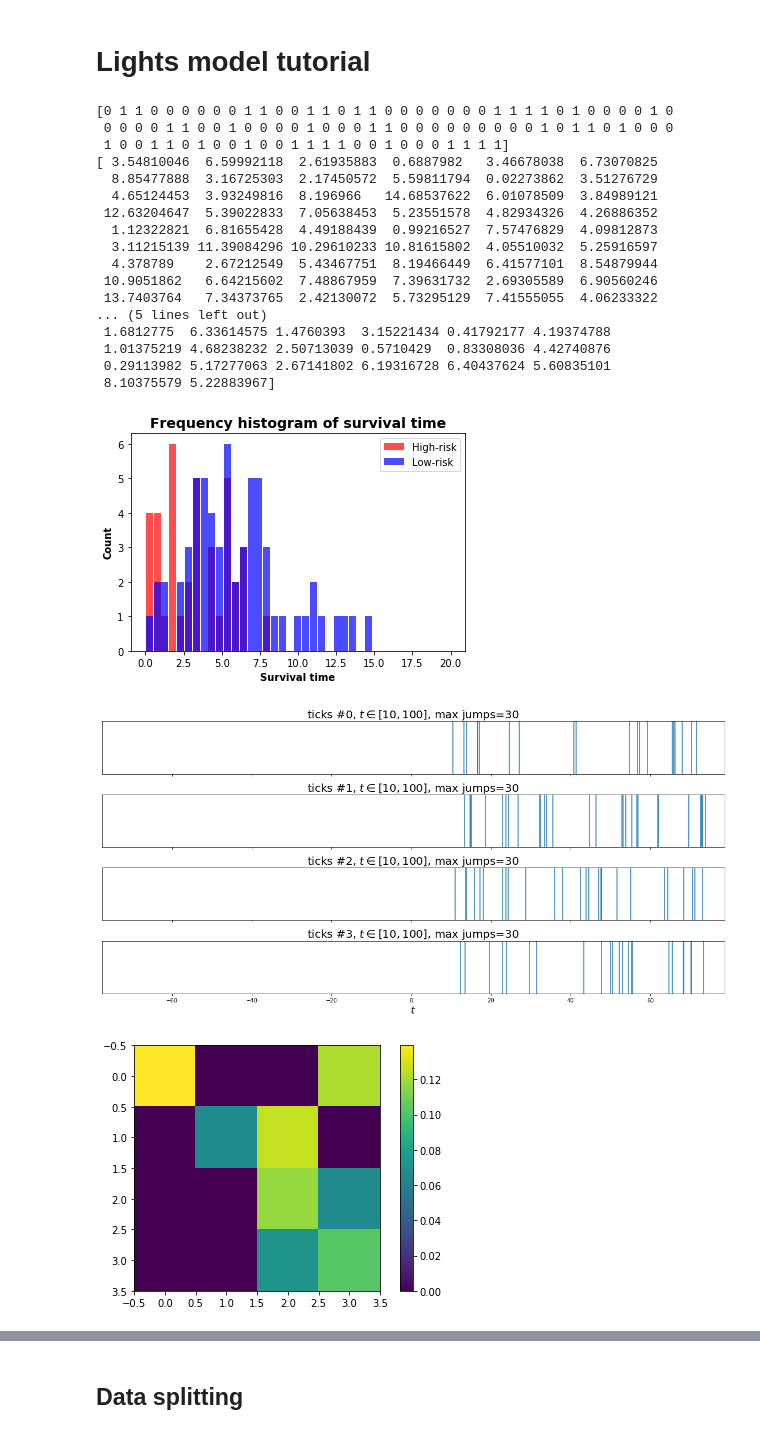
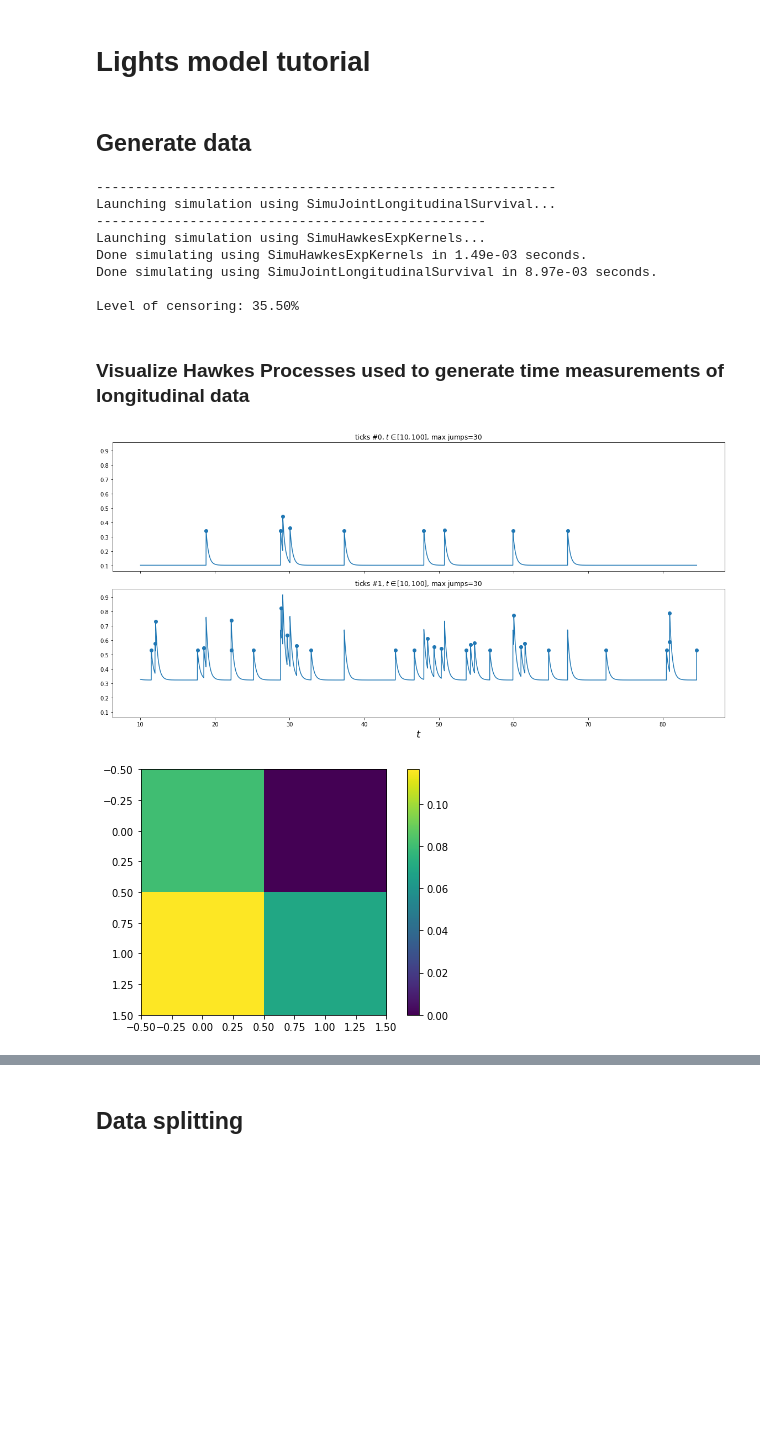
Before and after one commit to Califrais/flash, a Jupyter notebook: Lights tutorial.ipynb, the cells around one changed output, grey strips where cells are left out. Saved outputs shown, nothing was run; the diff lists cells and outputs as text; code cells hidden in the pictures; blank space fills up the shorter version.

Commit message:
simulation on progress

```diff
--- a/Lights tutorial.ipynb
+++ b/Lights tutorial.ipynb
@@ -9,48 +10,38 @@ from tick.plot import plot_point_process
 from lights.simulation import SimuJointLongitudinalSurvival
 from sklearn.model_selection import ShuffleSplit
 from lifelines.utils import concordance_index as c_index_score
+# %% [markdown]
+## Generate data
+# %%
+n_long_features = 2
+simu = SimuJointLongitudinalSurvival(n_long_features=n_long_features, seed=123,
+                                     n_time_indep_features=3)
+X, Y, T, delta = simu.simulate()
+
+print("\nLevel of censoring: %.2f%%" % (100*(1 - delta.mean())))
+# %% [output]
+-----------------------------------------------------------
+Launching simulation using SimuJointLongitudinalSurvival...
+--------------------------------------------------
+Launching simulation using SimuHawkesExpKernels...
+Done simulating using SimuHawkesExpKernels in 1.49e-03 seconds.
+Done simulating using SimuJointLongitudinalSurvival in 8.97e-03 seconds.
+
+Level of censoring: 35.50%
+# %% [markdown]
+### Visualize Hawkes Processes used to generate time measurements of longitudinal data
 # %%
-# Generate data
-n_long_features = 4
-# simu = SimuJointLongitudinalSurvival(n_long_features=n_long_features, seed = 123)
-simu = SimuJointLongitudinalSurvival(n_samples=100,
-                                             n_time_indep_features=3,
-                                             n_long_features=4,
-                                             gap=0.5,
-                                             cov_corr_long = .1,
-                                             seed=123, verbose=False,
-                                             scale=.5, shape=.5)
-simu.simulate()
-
 hawkes = simu.hawkes
 adjacency = hawkes.adjacency
 
 fig, ax = plt.subplots(n_long_features, 1, figsize=(16, 8), sharex=True, sharey=True)
 plot_point_process(hawkes, n_points=50000, t_min=10, max_jumps=30, ax=ax)
 fig.tight_layout()
 
 plt.figure()
 plt.imshow(adjacency)
 plt.colorbar()
 plt.tight_layout()
 # %% [output]
-[0 1 1 0 0 0 0 0 0 1 1 0 0 1 1 0 1 1 0 0 0 0 0 0 0 1 1 1 1 0 1 0 0 0 0 1 0
- 0 0 0 0 1 1 0 0 1 0 0 0 0 1 0 0 0 1 1 0 0 0 0 0 0 0 0 0 1 0 1 1 0 1 0 0 0
- 1 0 0 1 1 0 1 0 0 1 0 0 1 1 1 1 0 0 1 0 0 0 1 1 1 1]
-[ 3.54810046  6.59992118  2.61935883  0.6887982   3.46678038  6.73070825
-  8.85477888  3.16725303  2.17450572  5.59811794  0.02273862  3.51276729
-  4.65124453  3.93249816  8.196966   14.68537622  6.01078509  3.84989121
- 12.63204647  5.39022833  7.05638453  5.23551578  4.82934326  4.26886352
-  1.12322821  6.81655428  4.49188439  0.99216527  7.57476829  4.09812873
-  3.11215139 11.39084296 10.29610233 10.81615802  4.05510032  5.25916597
-  4.378789    2.67212549  5.43467751  8.19466449  6.41577101  8.54879944
- 10.9051862   6.64215602  7.48867959  7.39631732  2.69305589  6.90560246
- 13.7403764   7.34373765  2.42130072  5.73295129  7.41555055  4.06233322
-... (5 lines left out)
- 1.6812775  6.33614575 1.4760393  3.15221434 0.41792177 4.19374788
- 1.01375219 4.68238232 2.50713039 0.5710429  0.83308036 4.42740876
- 0.29113982 5.17277063 2.67141802 6.19316728 6.40437624 5.60835101
- 8.10375579 5.22883967]
-[figure, old version]
+[figure, new version]
-[figure, old version]
+[figure, new version]
-[figure, removed]
```
Also changed, not shown: parts of 3 cells of this notebook, 2 other files.
